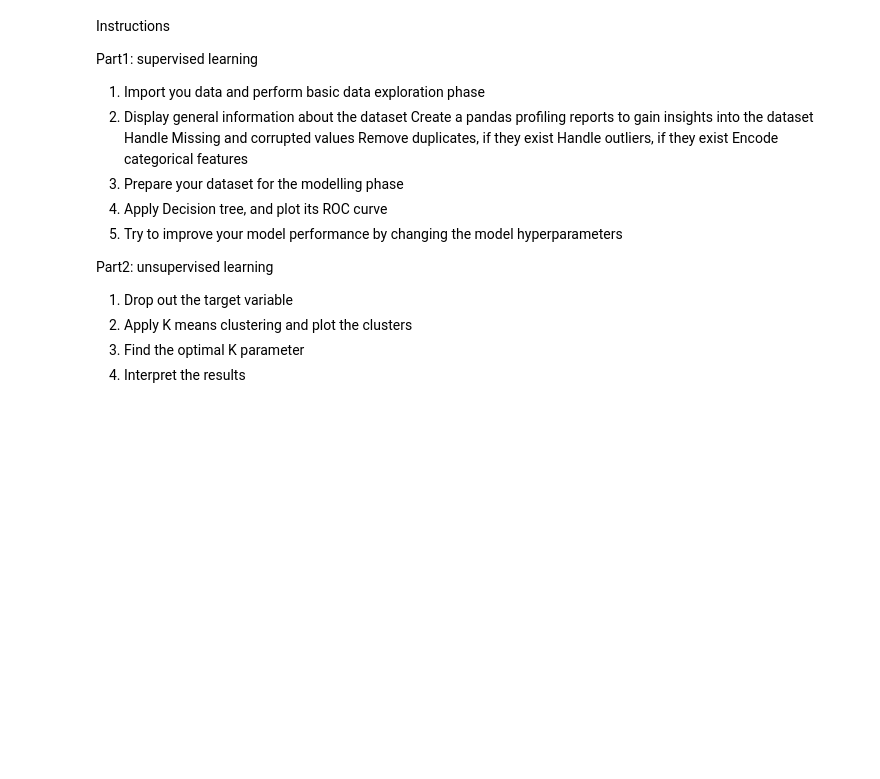
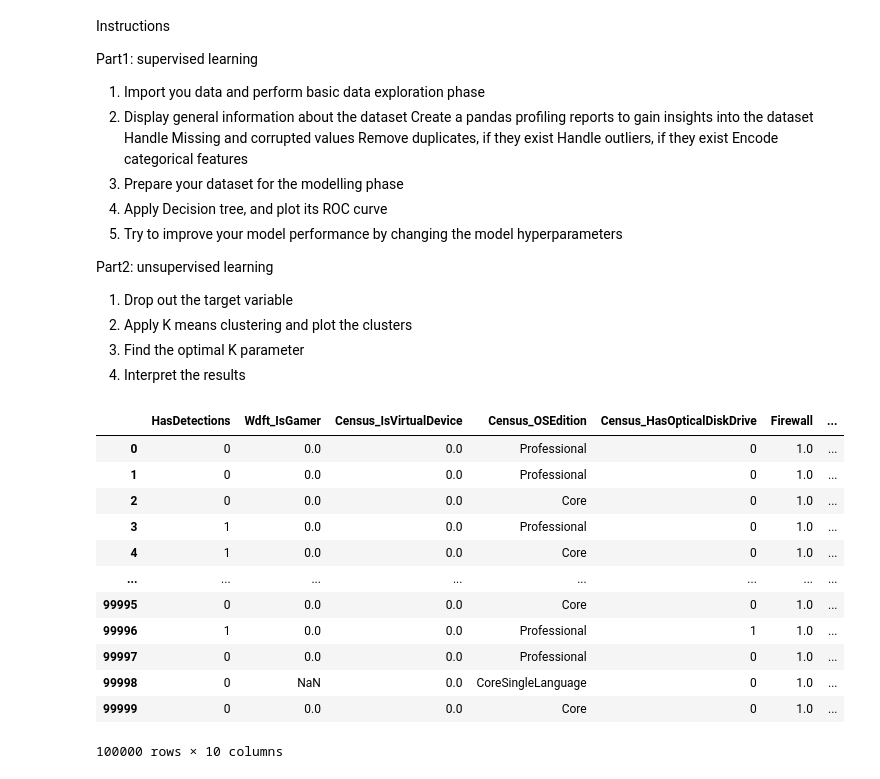
Before and after one commit to patech123/gomycode-data-science, a Jupyter notebook: Machine_Learning_Algorithms_Checkpoint_.ipynb, the cells around one changed output. Saved outputs shown, nothing was run; the diff lists cells and outputs as text; code cells hidden in the pictures; blank space fills up the shorter version.

```diff
--- a/Machine_Learning_Algorithms_Checkpoint_.ipynb
+++ b/Machine_Learning_Algorithms_Checkpoint_.ipynb
@@ -35,3 +35,22 @@ Encode categorical features
 2. Apply K means clustering and plot the clusters
 3. Find the optimal K parameter
 4. Interpret the results
+# %%
+import numpy as np
+import pandas as pd
+microsoft = pd.read_csv('/content/Microsoft_malware_dataset_min.csv')
+microsoft
+# %% [output]
+|  | HasDetections | Wdft_IsGamer | Census_IsVirtualDevice | Census_OSEdition | Census_HasOpticalDiskDrive | Firewall | ... |
+| 0 | 0 | 0.0 | 0.0 | Professional | 0 | 1.0 | ... |
+| 1 | 0 | 0.0 | 0.0 | Professional | 0 | 1.0 | ... |
+| 2 | 0 | 0.0 | 0.0 | Core | 0 | 1.0 | ... |
+| 3 | 1 | 0.0 | 0.0 | Professional | 0 | 1.0 | ... |
+| 4 | 1 | 0.0 | 0.0 | Core | 0 | 1.0 | ... |
+| ... | ... | ... | ... | ... | ... | ... | ... |
+| 99995 | 0 | 0.0 | 0.0 | Core | 0 | 1.0 | ... |
+| 99996 | 1 | 0.0 | 0.0 | Professional | 1 | 1.0 | ... |
+| 99997 | 0 | 0.0 | 0.0 | Professional | 0 | 1.0 | ... |
+| 99998 | 0 | NaN | 0.0 | CoreSingleLanguage | 0 | 1.0 | ... |
+| 99999 | 0 | 0.0 | 0.0 | Core | 0 | 1.0 | ... |
+100000 rows × 10 columns
```
Also changed, not shown: parts of 20 cells of this notebook.
